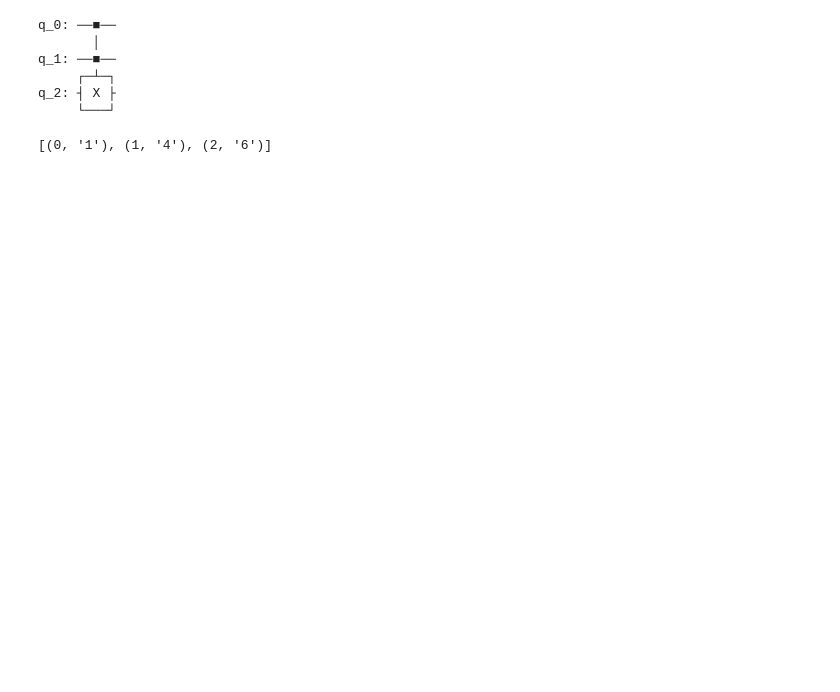
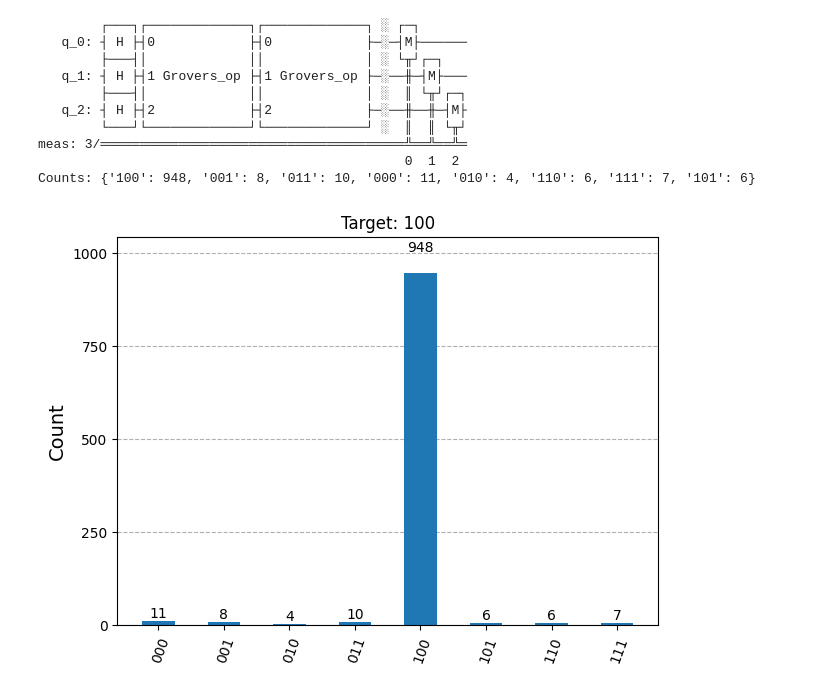
Before and after one commit to misho9714/Deutsch-s-algorithm-Qiskit, a Jupyter notebook: Algorithms/5. Grover's algorithm.ipynb, the cells around one changed output. Cells and saved outputs as stored; diff of their text form; code cells hidden in the pictures; blank space fills up the shorter version.

Commit message:
Updated Grovers wrote summary

```diff
--- a/Algorithms/5. Grover's algorithm.ipynb
+++ b/Algorithms/5. Grover's algorithm.ipynb
@@ -104,16 +89,16 @@ Counts: {'01': 256, '10': 236, '11': 264, '00': 244}
-# %%
-n=3
-qc = QuantumCircuit(n)
-qc.mcx(list(range(n-1)), n-1)
-print(qc.draw("text"))
-# %% [output]
-q_0: ──■──
-       │
-q_1: ──■──
-     ┌─┴─┐
-q_2: ┤ X ├
-     └───┘
-# %%
-list(enumerate("146"))
-# %% [output]
-[(0, '1'), (1, '4'), (2, '6')]
+# %%
+target_strings = ["100"]
+shots = 1000
+run_grovers(target_strings, shots)
+# %% [output]
+        ┌───┐┌─────────────┐┌─────────────┐ ░ ┌─┐
+   q_0: ┤ H ├┤0            ├┤0            ├─░─┤M├──────
+        ├───┤│             ││             │ ░ └╥┘┌─┐
+   q_1: ┤ H ├┤1 Grovers_op ├┤1 Grovers_op ├─░──╫─┤M├───
+        ├───┤│             ││             │ ░  ║ └╥┘┌─┐
+   q_2: ┤ H ├┤2            ├┤2            ├─░──╫──╫─┤M├
+        └───┘└─────────────┘└─────────────┘ ░  ║  ║ └╥┘
+meas: 3/═══════════════════════════════════════╩══╩══╩═
+                                               0  1  2
+Counts: {'100': 948, '001': 8, '011': 10, '000': 11, '010': 4, '110': 6, '111': 7, '101': 6}
+[figure, added]
```
Also changed, not shown: parts of 8 cells of this notebook.
